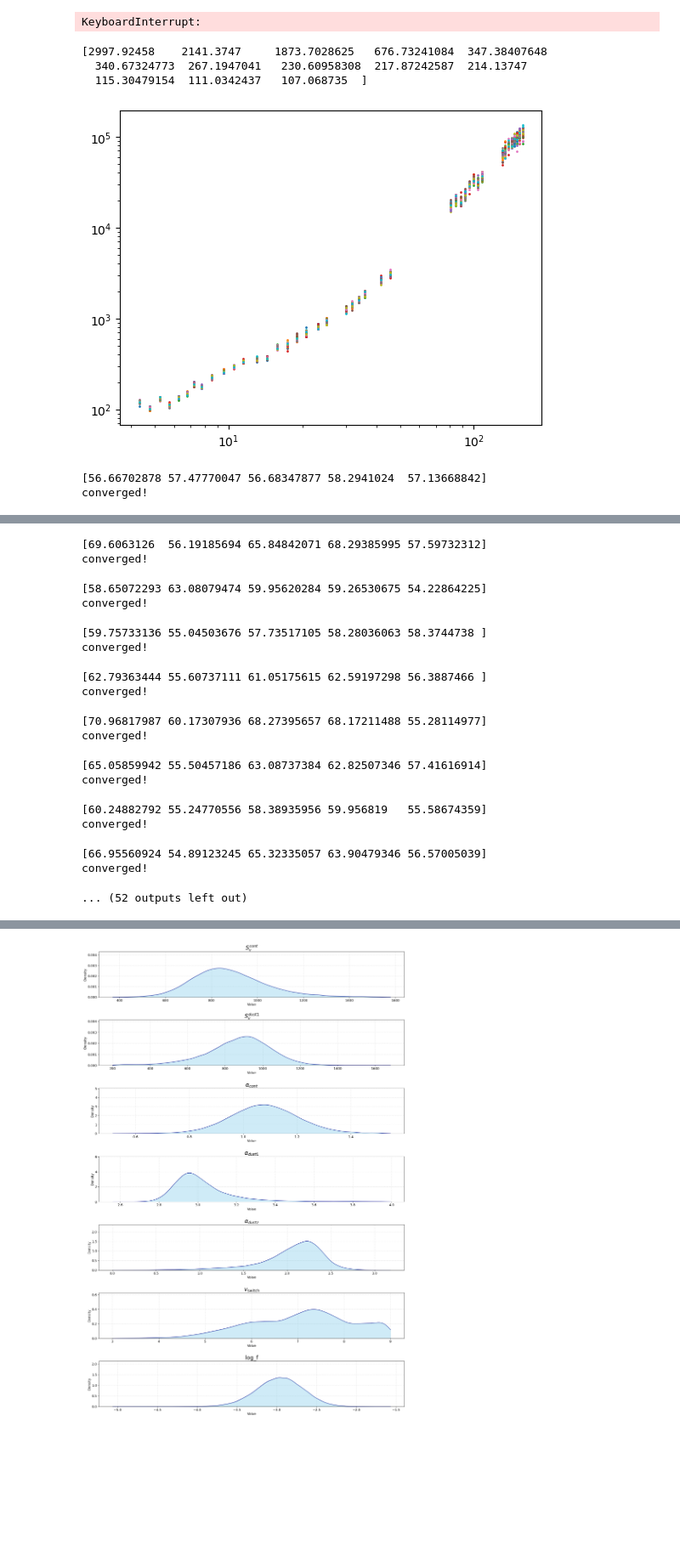
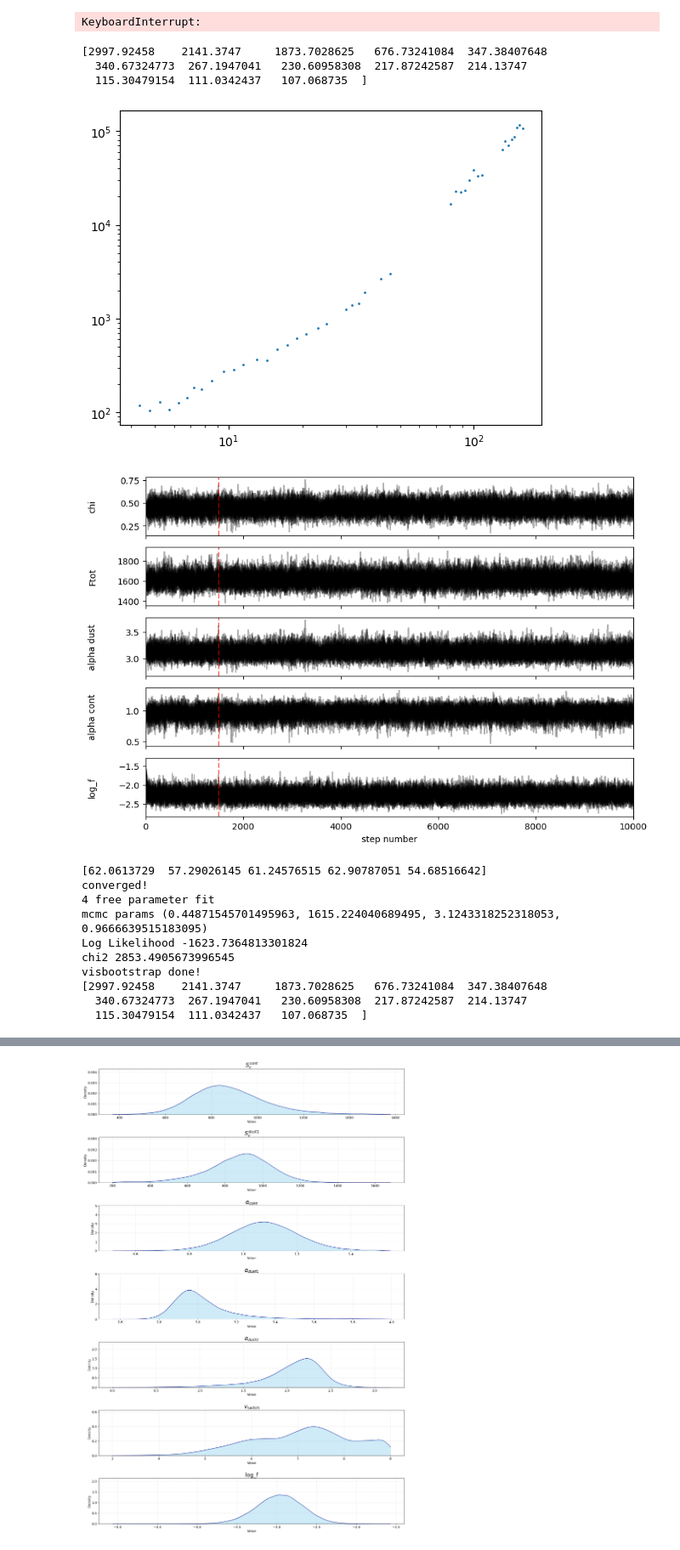
Before and after one commit to QuickPainter/DiskDust, a Jupyter notebook: codes/first_look.ipynb, the cells around one changed output, grey strips where cells are left out. Shown at 85% size. Drawn from its saved outputs; the diff is of its cells as text; code cells hidden in the pictures; blank space fills up the shorter version.

Commit message:
band plotting

```diff
--- a/codes/first_look.ipynb
+++ b/codes/first_look.ipynb
@@ -478,7 +478,7 @@ def plot_mcmc_results(ndim, scaling, samples, params, norm_nu_vis, labels):
         model_Sv = dust_Sv + cont_Sv
         likelihood_model_Sv = (1-chi)*tot_flux*(norm_nu_vis)**alpha_dust + (chi)*tot_flux*(norm_nu_vis)**alpha_cont
 
-
+        nu_model = nu_model * scaling
         axs[0].plot(nu_model, model_Sv,color='purple',label='contamination + emission')
         axs[0].plot(nu_model, dust_Sv,color='blue',ls='--',label='dust emission')
         axs[0].plot(nu_model, cont_Sv,color='red',ls='--', label='contamination')
@@ -554,11 +554,11 @@ def plot_mcmc_results(ndim, scaling, samples, params, norm_nu_vis, labels):
 
 
     axs[0].legend(loc='upper left')
-    axs[0].set_xlabel(f"Freq [1/{scaling} GHz]")
+    axs[0].set_xlabel(f"Freq [GHz]")
     axs[0].set_ylabel(r"micro Jy")
 
-    axs[0].scatter(mcmc_nu/(scaling), mcmc_Snu,color='black',s=20, marker='s')
-    axs[0].errorbar(mcmc_nu/(scaling),mcmc_Snu, mcmc_Snu_err, color='black',fmt='none')
+    axs[0].scatter(mcmc_nu, mcmc_Snu,color='black',s=20, marker='s')
+    axs[0].errorbar(mcmc_nu,mcmc_Snu, mcmc_Snu_err, color='black',fmt='none')
 
     axs[0].set_xscale('log'); axs[0].set_yscale('log')
     axs[0].set_ylim(60,10**7)
@@ -571,9 +571,9 @@ def plot_mcmc_results(ndim, scaling, samples, params, norm_nu_vis, labels):
 
     ## residuals plot
     residuals = (mcmc_Snu - likelihood_model_Sv) / mcmc_Snu_err
-    axs[1].scatter(mcmc_nu / (scaling), residuals, color='black', s=20)
+    axs[1].scatter(mcmc_nu , residuals, color='black', s=20)
     axs[1].axhline(0, color='black', ls='--', lw=1)
-    axs[1].set_xlabel(f"Freq [1/{scaling} GHz]")
+    axs[1].set_xlabel(f"Freq [GHz]")
     axs[1].set_ylabel(r"Residuals (Normalized)")
     axs[1].set_xscale('log')
     axs[1].set_yscale('linear')
@@ -744,11 +744,20 @@ def data_version_wrapper(data_type,archive_bool,n_bootstrap,ndim,plot=False):
     plt.legend()
     plt.show()
 # %%
-data_version_wrapper('vis',False,30,5,plot=False)
+data_version_wrapper('vis',False,1,5,plot=True)
 # %% [output]
 [2997.92458    2141.3747     1873.7028625   676.73241084  347.38407648
   340.67324773  267.1947041   230.60958308  217.87242587  214.13747
   115.30479154  111.0342437   107.068735  ]
-[figure, old version]
+[figure, new version]
+[figure, added]
-[56.66702878 57.47770047 56.68347877 58.2941024  57.13668842]
+[62.0613729  57.29026145 61.24576515 62.90787051 54.68516642]
 converged!
+4 free parameter fit
+mcmc params (0.44871545701495963, 1615.224040689495, 3.1243318252318053, 0.9666639515183095)
+Log Likelihood -1623.7364813301824
+chi2 2853.4905673996545
+visbootstrap done!
+[2997.92458    2141.3747     1873.7028625   676.73241084  347.38407648
+  340.67324773  267.1947041   230.60958308  217.87242587  214.13747
+  115.30479154  111.0342437   107.068735  ]
@@ -757,17 +784,0 @@ converged!
-[69.6063126  56.19185694 65.84842071 68.29385995 57.59732312]
-converged!
-[58.65072293 63.08079474 59.95620284 59.26530675 54.22864225]
-converged!
-[59.75733136 55.04503676 57.73517105 58.28036063 58.3744738 ]
-converged!
-[62.79363444 55.60737111 61.05175615 62.59197298 56.3887466 ]
-converged!
-[70.96817987 60.17307936 68.27395657 68.17211488 55.28114977]
-converged!
-[65.05859942 55.50457186 63.08737384 62.82507346 57.41616914]
-converged!
-[60.24882792 55.24770556 58.38935956 59.956819   55.58674359]
-converged!
-[66.95560924 54.89123245 65.32335057 63.90479346 56.57005039]
-converged!
-... (52 outputs left out)
```
Also changed, not shown: parts of 1 cell of this notebook, 37 other files.
